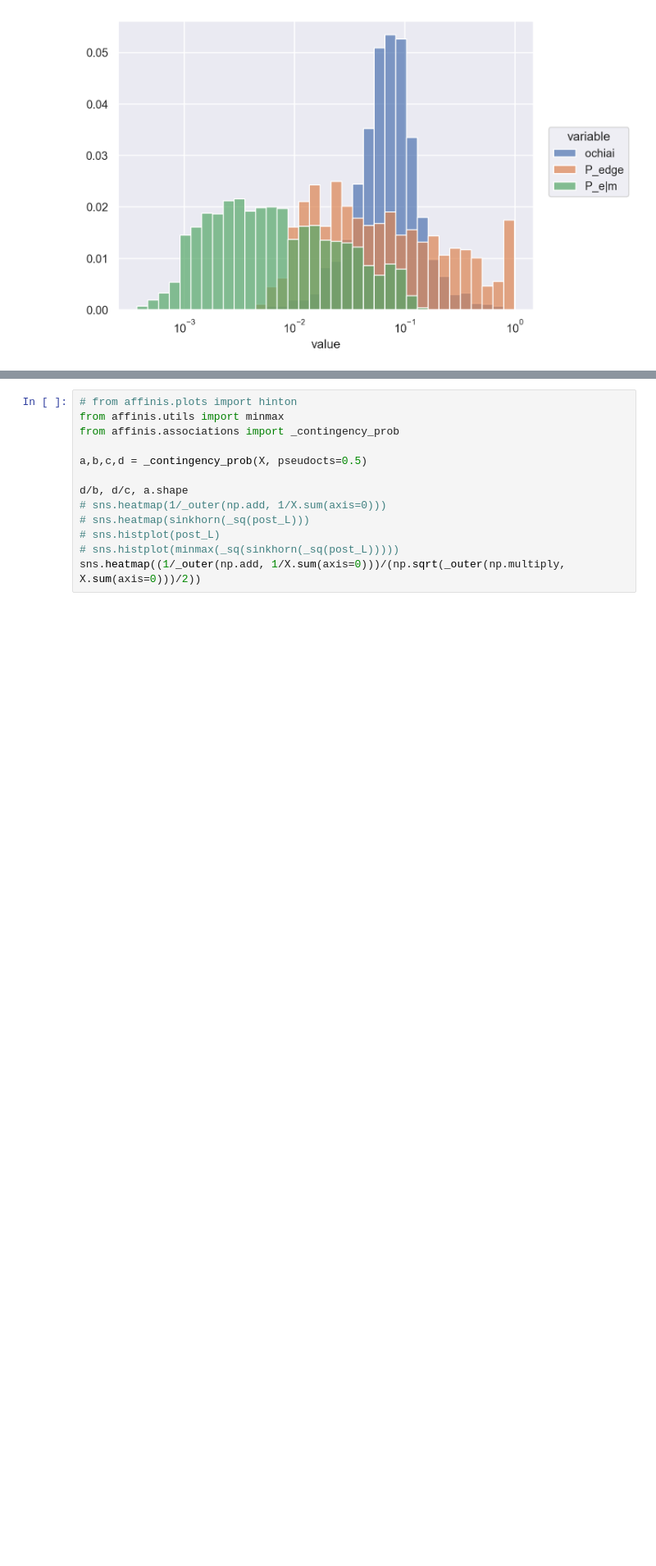
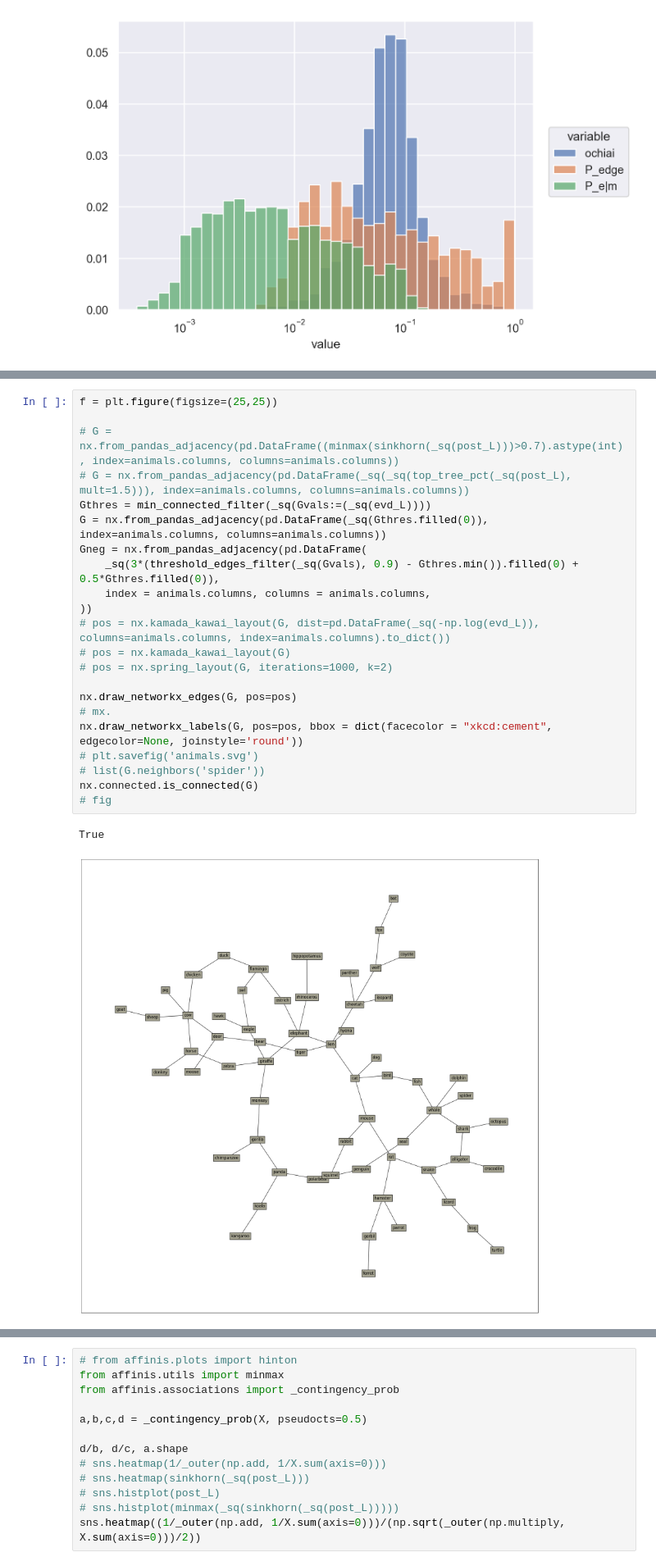
Before and after one commit to usnistgov/affinis, a Jupyter notebook: docs/fluency.ipynb, the cells around one changed output, grey strips where cells are left out. Shown at 82% size. Drawn from its saved outputs; the diff is of its cells as text; blank space fills up the shorter version.

```diff
--- a/docs/fluency.ipynb
+++ b/docs/fluency.ipynb
@@ -310,0 +332,25 @@ sns.clustermap(pd.DataFrame(_sq(post_L), columns=animals.columns, index=animals.
+# %%
+f = plt.figure(figsize=(25,25))
+
+# G = nx.from_pandas_adjacency(pd.DataFrame((minmax(sinkhorn(_sq(post_L)))>0.7).astype(int), index=animals.columns, columns=animals.columns))
+# G = nx.from_pandas_adjacency(pd.DataFrame(_sq(_sq(top_tree_pct(_sq(post_L), mult=1.5))), index=animals.columns, columns=animals.columns))
+Gthres = min_connected_filter(_sq(Gvals:=(_sq(evd_L))))
+G = nx.from_pandas_adjacency(pd.DataFrame(_sq(Gthres.filled(0)), index=animals.columns, columns=animals.columns))
+Gneg = nx.from_pandas_adjacency(pd.DataFrame(
+    _sq(3*(threshold_edges_filter(_sq(Gvals), 0.9) - Gthres.min()).filled(0) + 0.5*Gthres.filled(0)),
+    index = animals.columns, columns = animals.columns,
+))
+# pos = nx.kamada_kawai_layout(G, dist=pd.DataFrame(_sq(-np.log(evd_L)), columns=animals.columns, index=animals.columns).to_dict())
+# pos = nx.kamada_kawai_layout(G)
+# pos = nx.spring_layout(G, iterations=1000, k=2)
+
+nx.draw_networkx_edges(G, pos=pos)
+# mx.
+nx.draw_networkx_labels(G, pos=pos, bbox = dict(facecolor = "xkcd:cement", edgecolor=None, joinstyle='round'))
+# plt.savefig('animals.svg')
+# list(G.neighbors('spider'))
+nx.connected.is_connected(G)
+# fig
+# %% [output]
+True
+[figure, added]
```
Also changed, not shown: parts of 32 cells of this notebook, 13 other files.
